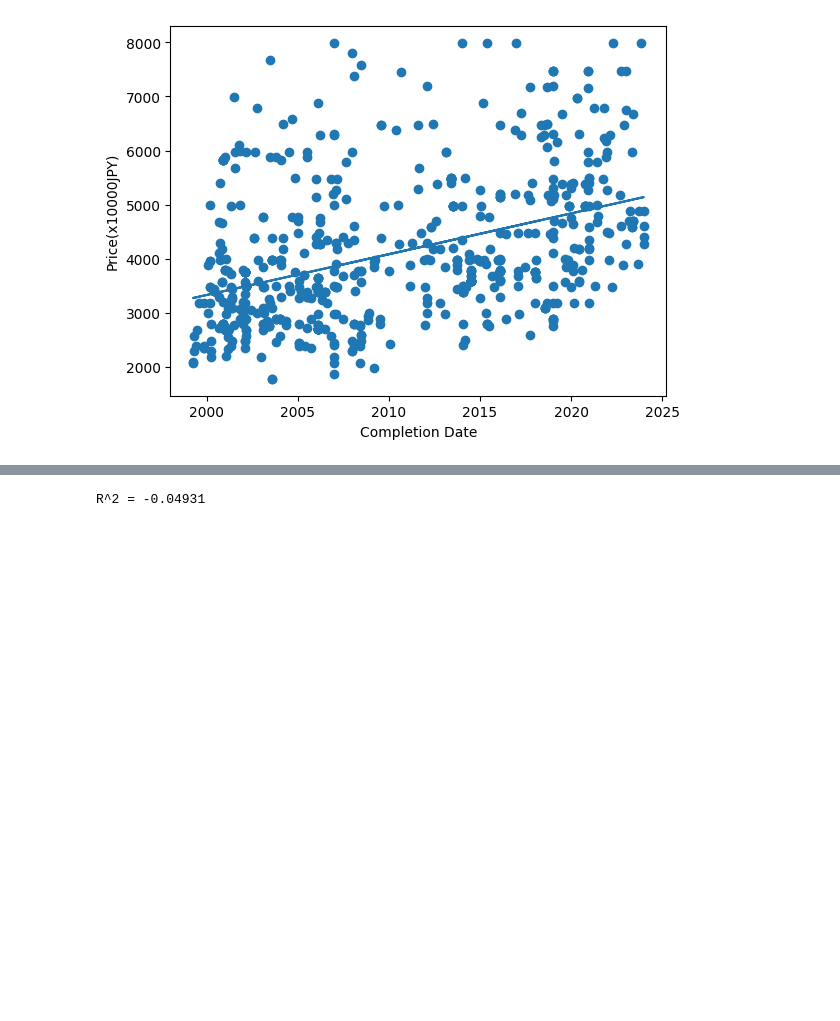
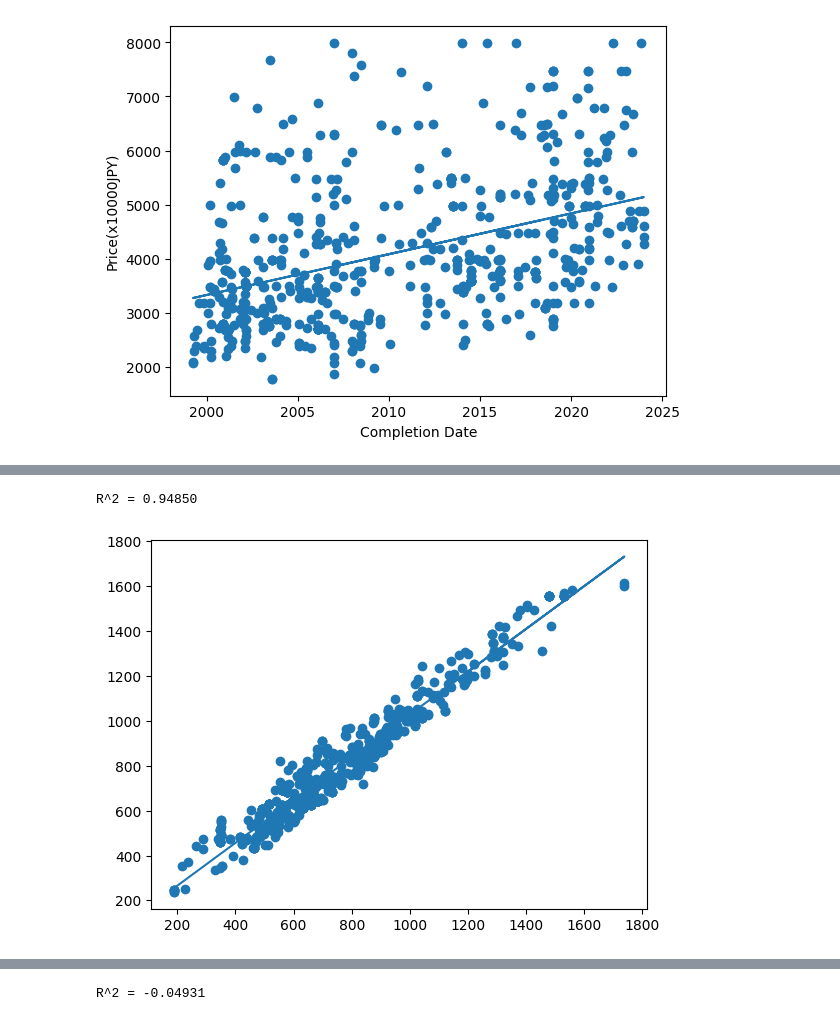
Before and after one commit to TsingJyujing/fudoumyouou, a Jupyter notebook: EDA.ipynb, the cells around one changed output, grey strips where cells are left out. Drawn from its saved outputs; the diff is of its cells as text; code cells hidden in the pictures; blank space fills up the shorter version.

```diff
--- a/EDA.ipynb
+++ b/EDA.ipynb
@@ -80,0 +91,5 @@ R^2 = 0.17665
+# %%
+lr_analysis(df[["population_estimation_median"]], df["population_estimation_mean"])
+# %% [output]
+R^2 = 0.94850
+[figure, added]
```
Also changed, not shown: parts of 11 cells of this notebook, 11 other files.
